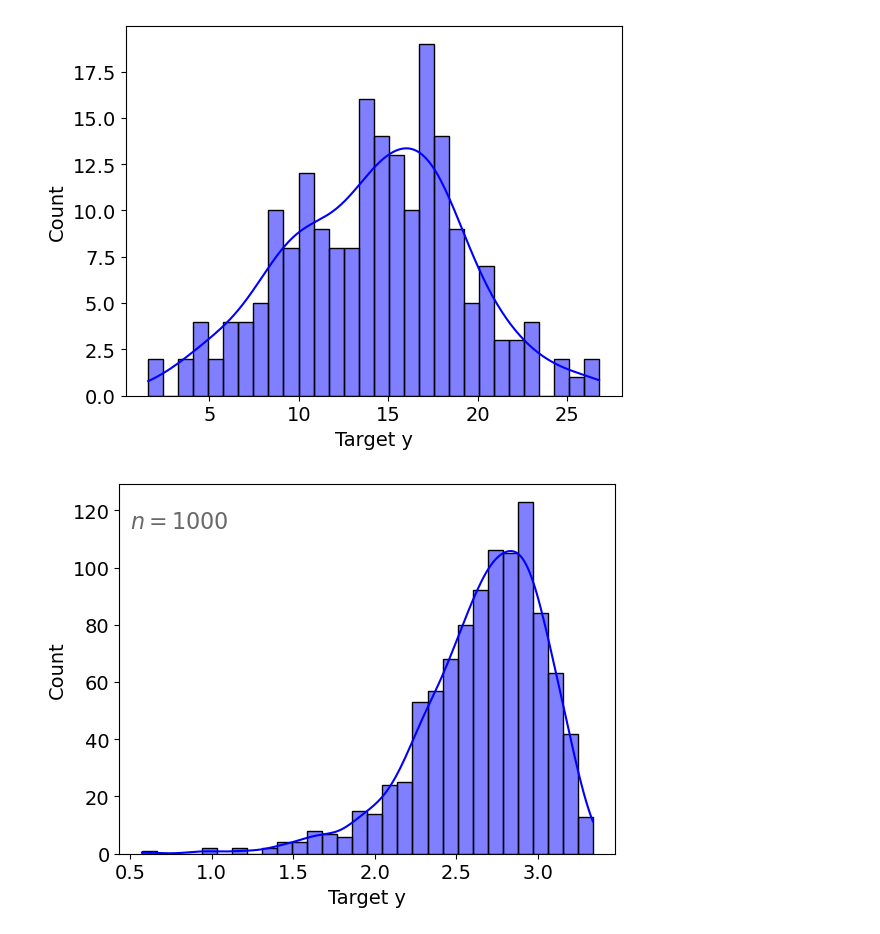
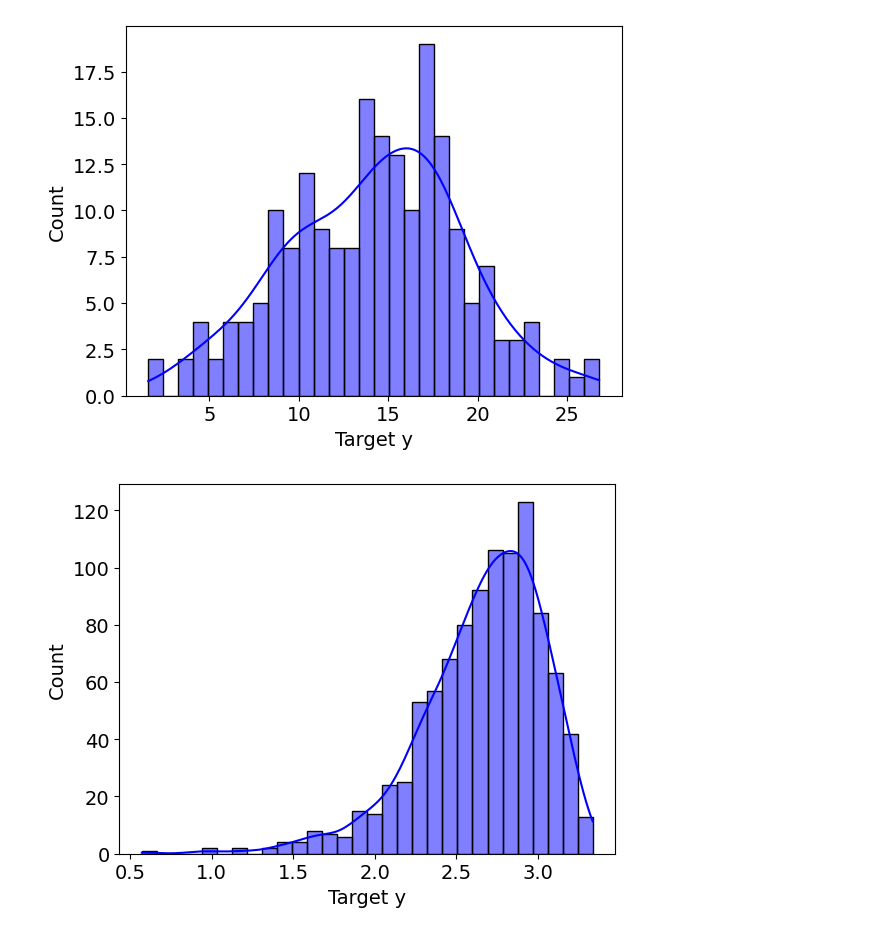
Before and after one commit to annegriddl/slds_stratification, a Jupyter notebook: Simulations/Final_Setup/Evaluation/01_Hyperparameters.ipynb, the cells around one changed output. Drawn from its saved outputs; the diff is of its cells as text; code cells hidden in the pictures.

```diff
--- a/Simulations/Final_Setup/Evaluation/01_Hyperparameters.ipynb
+++ b/Simulations/Final_Setup/Evaluation/01_Hyperparameters.ipynb
@@ -806,25 +806,25 @@ plt.show()
 # %%
 n_train = 1000
 FD_noise=0
 transformation = "log"
 
 train = FriedmanDataset(n_samples=n_train,
                            n_features=n_features,
                            noise=FD_noise,
                            random_state=seed)
 train.transform(transformation=transformation)
 
 plt.figsize=(8,6)
 sns.histplot(train.df, x='y', bins=30, kde=True, color='blue')
 #plt.title('Train Dataset with $n=1000$', fontsize = 14)
 plt.xticks(fontsize=14)
 plt.yticks(fontsize=14)
 plt.xlabel('Target y', fontsize=14)
 plt.ylabel('Count', fontsize=14)
-plt.text(0.5, 120, '$n=1000$', fontsize=16, color='dimgrey', verticalalignment='top')
+#plt.text(0.5, 120, '$n=1000$', fontsize=16, color='dimgrey', verticalalignment='top')
 plt.show()
 # %% [output]
-[figure, old version]
+[figure, new version]
 # %%
 n_train = 1000
 FD_noise=0
```
Also changed, not shown: parts of 3 cells of this notebook.
